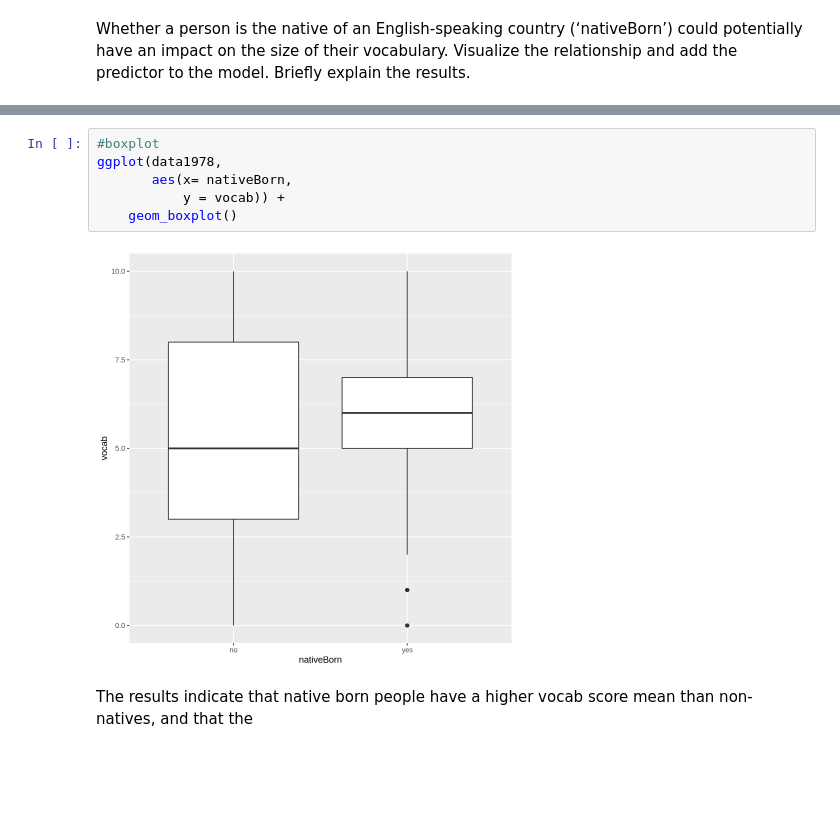
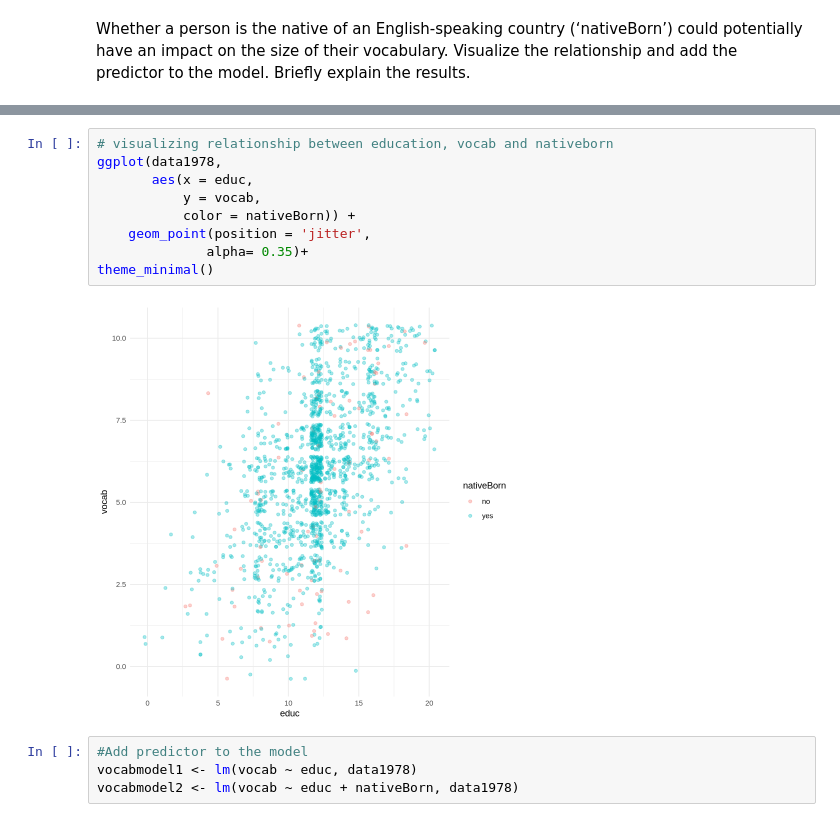
Before and after one commit to LiseFalden/CulturalDataScience, a Jupyter notebook: Assignment 2.ipynb, the cells around one changed output, grey strips where cells are left out. Cells and saved outputs as stored; diff of their text form; blank space fills up the shorter version.

```diff
--- a/Assignment 2.ipynb
+++ b/Assignment 2.ipynb
@@ -181,10 +173,15 @@ ggplot(data1978,
 # %%
-#boxplot
+# visualizing relationship between education, vocab and nativeborn
 ggplot(data1978,
-       aes(x= nativeBorn,
-           y = vocab)) +
-    geom_boxplot()
+       aes(x = educ,
+           y = vocab,
+           color = nativeBorn)) +
+    geom_point(position = 'jitter',
+              alpha= 0.35)+
+theme_minimal()
 # %% [output]
-[figure, old version]
+[figure, new version]
-# %% [markdown]
-The results indicate that native born people have a higher vocab score mean than non-natives, and that the
+# %%
+#Add predictor to the model
+vocabmodel1 <- lm(vocab ~ educ, data1978)
+vocabmodel2 <- lm(vocab ~ educ + nativeBorn, data1978)
```
Also changed, not shown: parts of 15 cells of this notebook.
